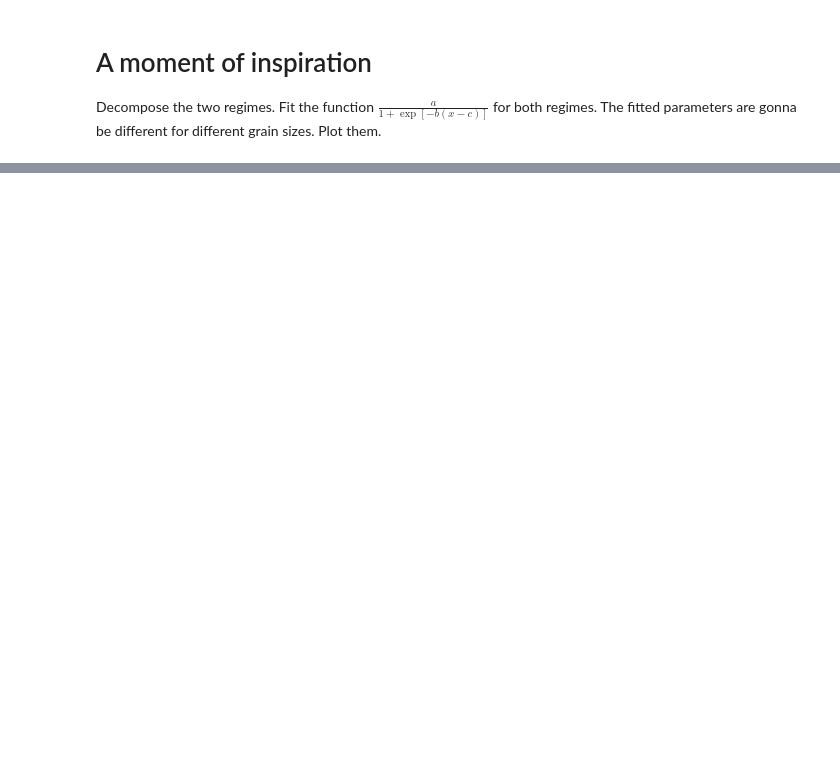
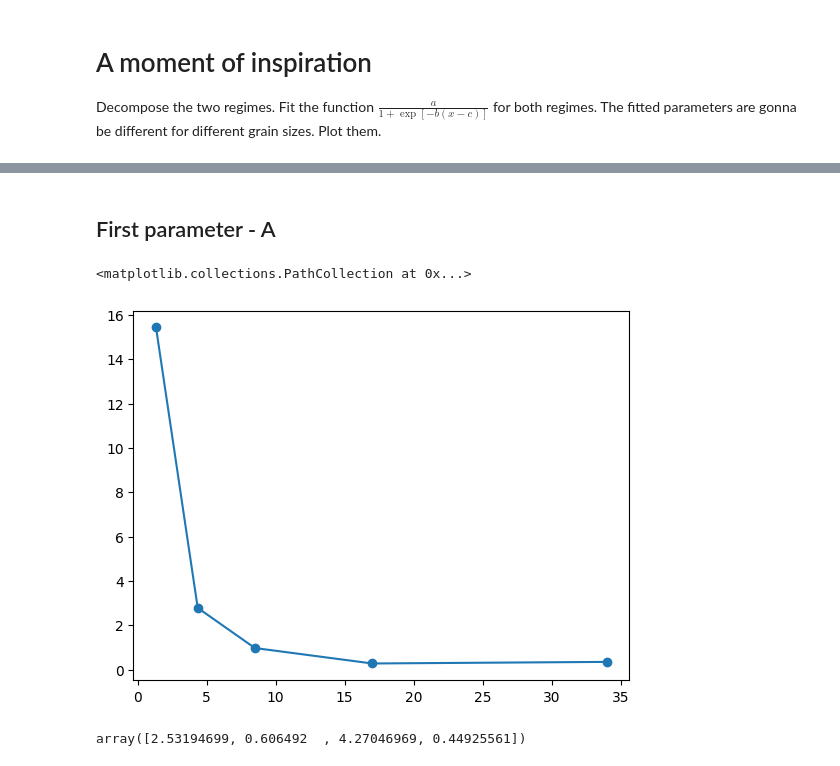
Before and after one commit to ahasan3-ncsu/wd-swelling, a Jupyter notebook: data_2022/eureka.ipynb, the cells around one changed output, grey strips where cells are left out. Saved outputs shown, nothing was run; the diff lists cells and outputs as text; code cells hidden in the pictures; blank space fills up the shorter version.

```diff
--- a/data_2022/eureka.ipynb
+++ b/data_2022/eureka.ipynb
@@ -55,0 +72,2 @@ def sig(x, a, b, c):
+# %%
+bar = pd.read_csv('eureka.csv')
@@ -55,0 +83,8 @@ def sig(x, a, b, c):
+# %% [markdown]
+## First parameter - A
+# %%
+plt.plot(bar['G'], bar['A'])
+plt.scatter(bar['G'], bar['A'])
+# %% [output]
+<matplotlib.collections.PathCollection at 0x...>
+[figure, added]
@@ -56,5 +94,11 @@ def sig(x, a, b, c):
 # %%
 p1, c1 = curve_fit(sig, high[fd], high[fgs],
                       bounds=([0,0,0], [np.inf,np.inf,np.inf]))
+# %%
+pA, cA = curve_fit(parA, bar['G'], bar['A'],
+                  bounds=(0, np.inf))
+pA
+# %% [output]
+array([2.53194699, 0.606492  , 4.27046969, 0.44925561])
 # %%
 p1
```
Also changed, not shown: parts of 57 cells of this notebook, 3 other files.
